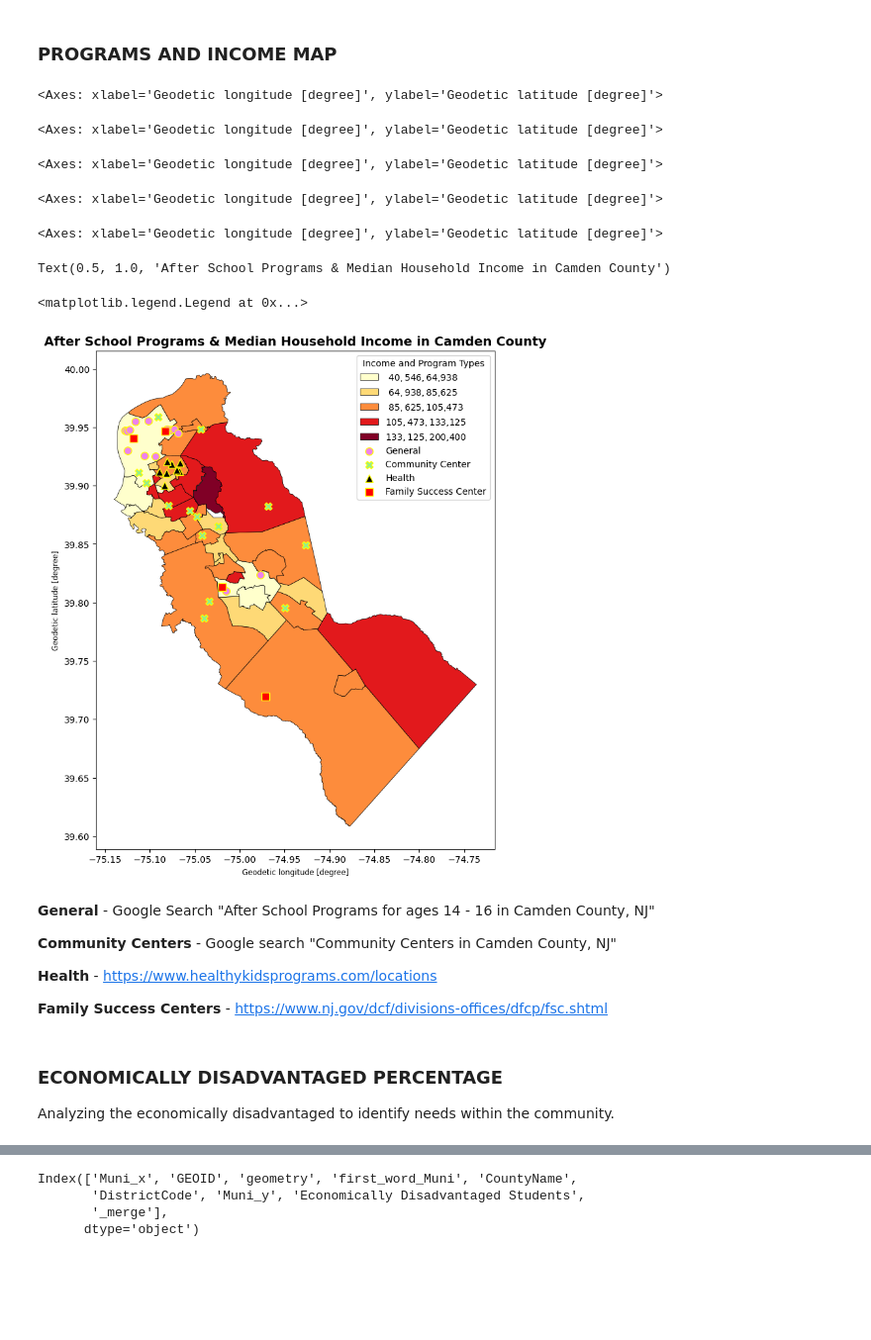
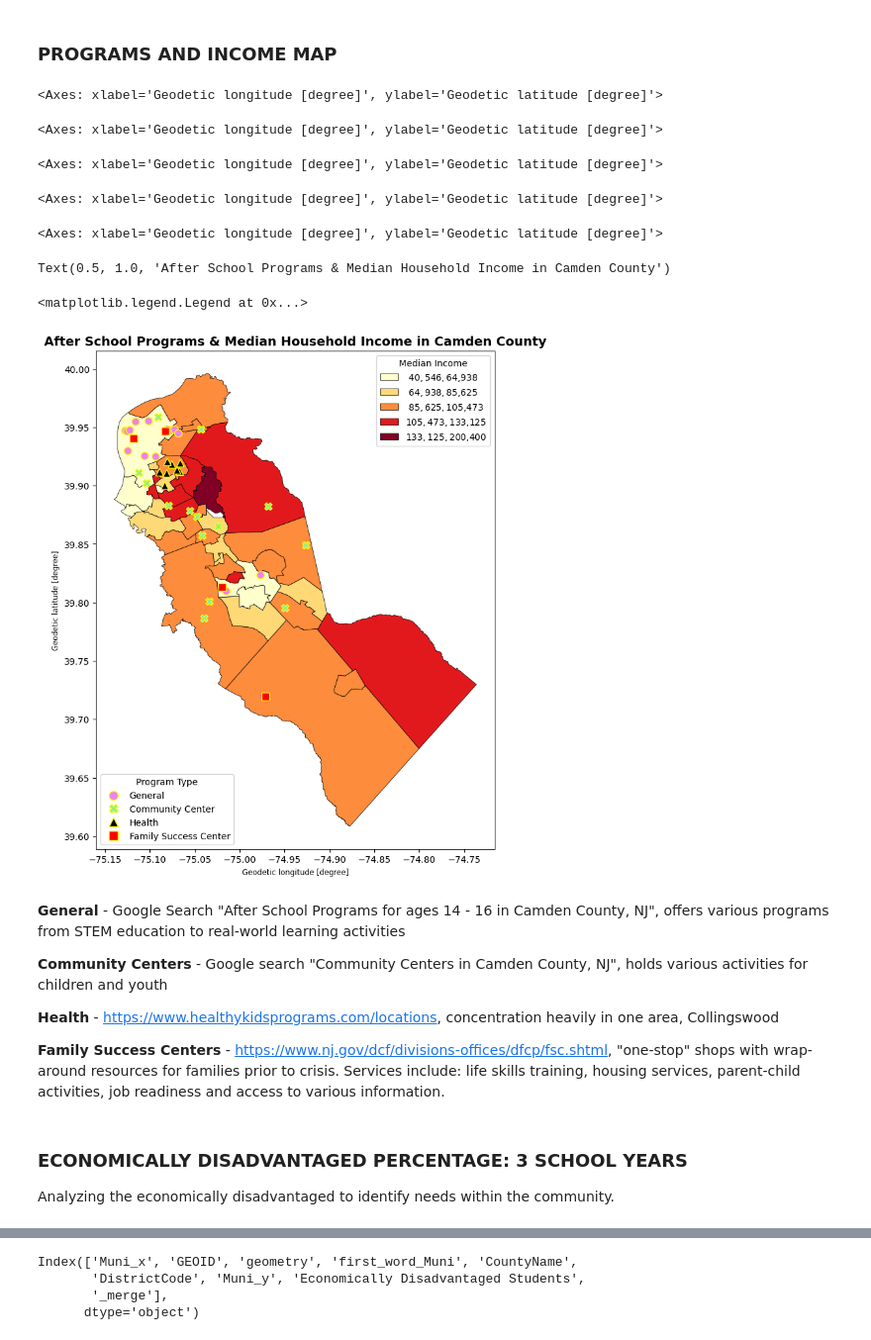
Before and after one commit to MhiyaJ/My-GIS-Stuff, a Jupyter notebook: After School Programs PS2.ipynb, the cells around one changed output, grey strips where cells are left out. Shown at 99% size. Cells and saved outputs as stored; diff of their text form; code cells hidden in the pictures; blank space fills up the shorter version.

```diff
--- a/After School Programs PS2.ipynb
+++ b/After School Programs PS2.ipynb
@@ -254,48 +255,68 @@ a3_gpd = a3.to_crs(epsg=4326)
 # 3. Create a single figure and axis to plot both background and programs
 fig, ax = plt.subplots(figsize=(12, 10))
 
-# Plot Median Household Income as the thematic background map
+# Plot Median Household Income as the thematic background map (draws first legend)
 a3_gpd.plot(
     ax=ax,
     column='Median Income',
     legend=True,
     cmap='YlOrRd',
     scheme='natural_breaks',
     k=5,
     edgecolor='black',
     linewidth=0.5,
-    legend_kwds={"fmt": "${:,.0f}", "loc": "lower left"}
+    legend_kwds={"fmt": "${:,.0f}", "loc": "upper right", "title": "Median Income"}
 )
+
+# Keep track of the first legend so it does not get overwritten
+first_legend = ax.get_legend()
 
 # 4. Overlay each program category on the same 'ax'
 PrgGen_geo.plot(ax=ax, marker='o', color='violet', markersize=70, label='General', edgecolor='yellow')
 PrgCom_geo.plot(ax=ax, marker='X', color='lightgreen', markersize=70, label='Community Center', edgecolor='yellow')
 PrgHea_geo.plot(ax=ax, marker='^', color='black', markersize=70, label='Health', edgecolor='yellow')
 PrgFsc_geo.plot(ax=ax, marker='s', color='red', markersize=70, label='Family Success Center', edgecolor='yellow')
 
-# Titles & Legend
+# Titles
 plt.title('After School Programs & Median Household Income in Camden County', fontsize=14, fontweight='bold')
-plt.legend(loc='upper right', title="Income and Program Types")
+
+# 5. Create custom handles for the second legend
+from matplotlib.lines import Line2D
+custom_handles = [
+    Line2D([0], [0], marker='o', color='yellow', markerfacecolor='violet', markersize=10, linestyle=''),
+    Line2D([0], [0], marker='X', color='yellow', markerfacecolor='lightgreen', markersize=10, linestyle=''),
+    Line2D([0], [0], marker='^', color='yellow', markerfacecolor='black', markersize=10, linestyle=''),
+    Line2D([0], [0], marker='s', color='yellow', markerfacecolor='red', markersize=10, linestyle='')
+]
+
+# Add the second legend to the plot
+second_legend = ax.legend(custom_handles, ['General', 'Community Center', 'Health', 'Family Success Center'],
+                          loc='lower left', title="Program Type")
+
+# Manually re-add the first legend back to the axes
+if first_legend:
+    ax.add_artist(first_legend)
+
 plt.show()
 # %% [output]
 <Axes: xlabel='Geodetic longitude [degree]', ylabel='Geodetic latitude [degree]'>
 <Axes: xlabel='Geodetic longitude [degree]', ylabel='Geodetic latitude [degree]'>
 <Axes: xlabel='Geodetic longitude [degree]', ylabel='Geodetic latitude [degree]'>
 <Axes: xlabel='Geodetic longitude [degree]', ylabel='Geodetic latitude [degree]'>
 <Axes: xlabel='Geodetic longitude [degree]', ylabel='Geodetic latitude [degree]'>
 Text(0.5, 1.0, 'After School Programs & Median Household Income in Camden County')
 <matplotlib.legend.Legend at 0x...>
-[figure, old version]
+[figure, new version]
 # %% [markdown]
-**General** - Google Search "After School Programs for ages 14 - 16 in Camden County, NJ"
+**General** - Google Search "After School Programs for ages 14 - 16 in Camden County, NJ", offers various programs from STEM education to real-world learning activities
 
-**Community Centers** - Google search "Community Centers in Camden County, NJ"
+**Community Centers** - Google search "Community Centers in Camden County, NJ", holds various activities for children and youth
 
-**Health** - https://www.healthykidsprograms.com/locations
+**Health** - https://www.healthykidsprograms.com/locations, concentration heavily in one area, Collingswood
 
-**Family Success Centers** - https://www.nj.gov/dcf/divisions-offices/dfcp/fsc.shtml
+**Family Success Centers** - https://www.nj.gov/dcf/divisions-offices/dfcp/fsc.shtml, "one-stop" shops with wrap-around resources for families prior to crisis.  Services include: life skills training, housing services, parent-child activities, job readiness and access to various information.
 # %% [markdown]
-### **ECONOMICALLY DISADVANTAGED PERCENTAGE**
+### **ECONOMICALLY DISADVANTAGED PERCENTAGE: 3 SCHOOL YEARS**
 Analyzing the economically disadvantaged to identify needs within the community.
 # %%
 #Downloadable data regarding school performance
```
Also changed, not shown: parts of 17 cells of this notebook.
